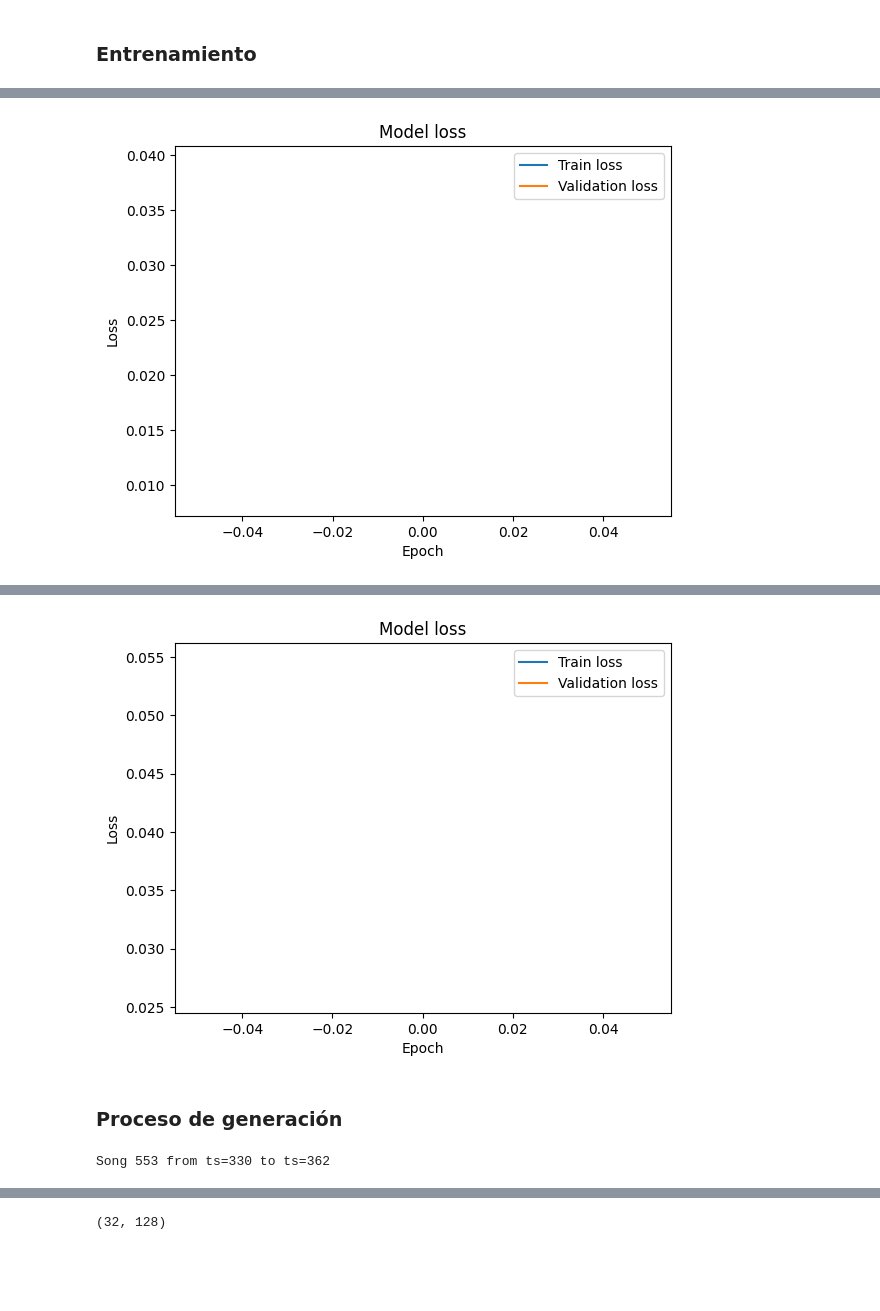
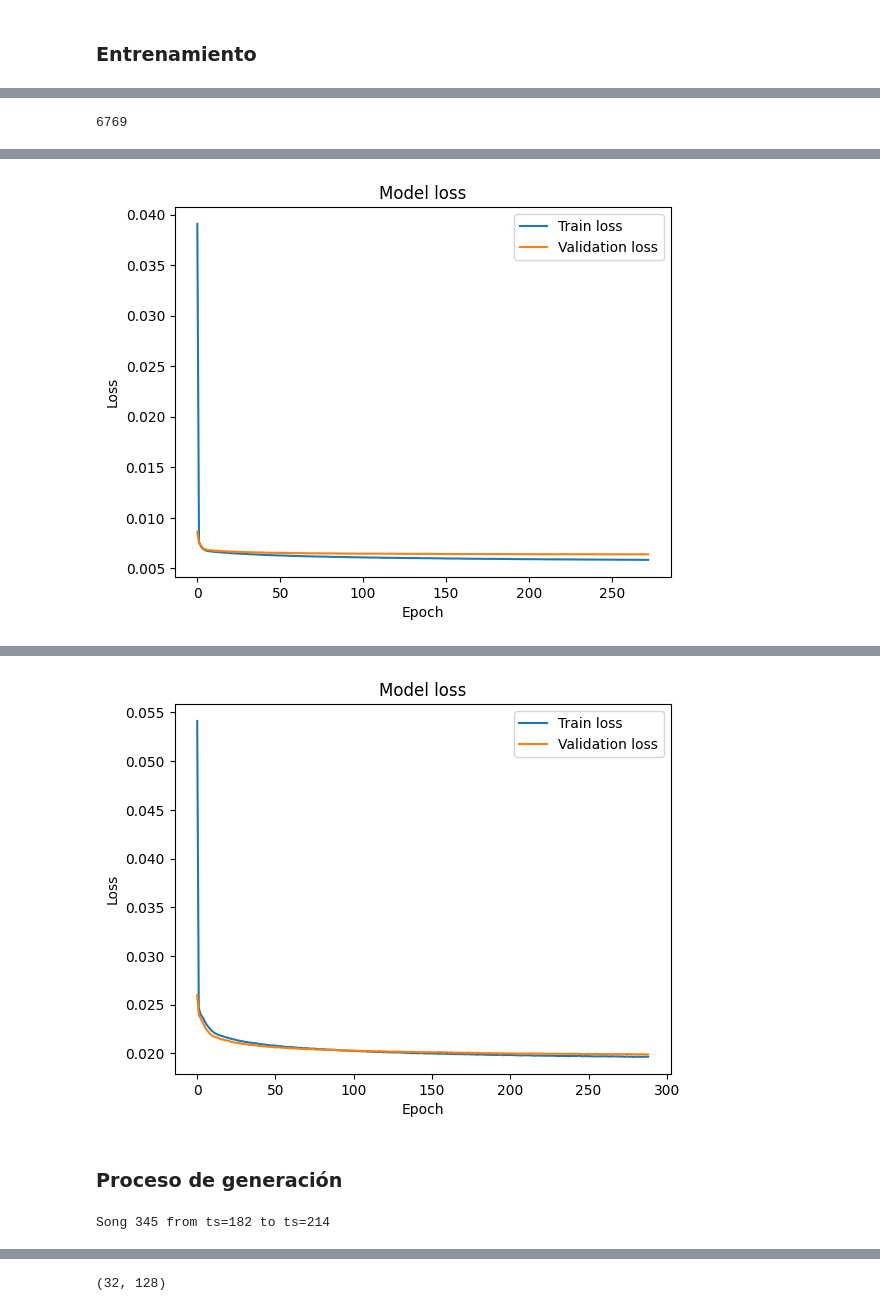
Before and after one commit to STarrio/generative-music, a Jupyter notebook: MAEGeneration.ipynb, the cells around one changed output, grey strips where cells are left out. Drawn from its saved outputs; the diff is of its cells as text; code cells hidden in the pictures; blank space fills up the shorter version.

```diff
--- a/MAEGeneration.ipynb
+++ b/MAEGeneration.ipynb
@@ -16,7 +33,7 @@ import pypianoroll as pr
 import matplotlib.pyplot as plt
 import pickle
 # %%
-ENV = 'local'
+ENV = 'colab'
 if(ENV == 'colab'):
     BASE_PATH = '/content/drive/MyDrive/uni/TFG2023/generative-music/'
     from google.colab import drive
@@ -718,6 +728,6 @@ train_hists = {}
 # %%
 # Entrenamiento
 main_model = models[MAIN_INSTRUMENT[DATASET]]
-main_train_hist = main_model.fit_model(X_train, y_train, X_valid, y_valid, STORE_PATH, epochs=1)
+main_train_hist = main_model.fit_model(X_train, y_train, X_valid, y_valid, STORE_PATH)
 train_hists[MAIN_INSTRUMENT[DATASET]] = main_train_hist
 # %% [output]
@@ -727,10 +755,16 @@ main_model.plot_loss(main_train_hist)
+# %%
+import gc
+del X_train, y_train, X_valid, y_valid
+gc.collect()
+# %% [output]
+6769
 # %%
 for instr in CONDITIONAL_INSTRUMENTS[DATASET]:
 
     model = models[instr]
     X_train_instr, X_valid_instr, y_train_instr, y_valid_instr = seq_generator.generate_sequences_conditional(instr)
 
-    hist = model.fit_model(X_train_instr, y_train_instr, X_valid_instr, y_valid_instr, STORE_PATH, epochs=1)
+    hist = model.fit_model(X_train_instr, y_train_instr, X_valid_instr, y_valid_instr, STORE_PATH)
 
     train_hists[instr] = hist
     model.plot_loss(hist)
@@ -742,4 +789,4 @@ Output shape: (17598, 32, 128)
-[figure, old version]
+[figure, new version]
 Main instrument input shape: (17598, 32, 128)
 PIANO input shape: (17598, 32, 128)
 Output shape: (17598, 32, 128)
@@ -747,4 +807,4 @@ Output shape: (17598, 32, 128)
-[figure, old version]
+[figure, new version]
 # %% [markdown]
 ### Proceso de generación
 # %%
@@ -760,5 +820,5 @@ for t,p in s.items():
     seed[t] = s_in
 print(f'Song {song_name} from ts={start_ts} to ts={start_ts+32}')
 # %% [output]
-Song 553 from ts=330 to ts=362
+Song 345 from ts=182 to ts=214
 # %%
```
Also changed, not shown: parts of 9 cells of this notebook.
